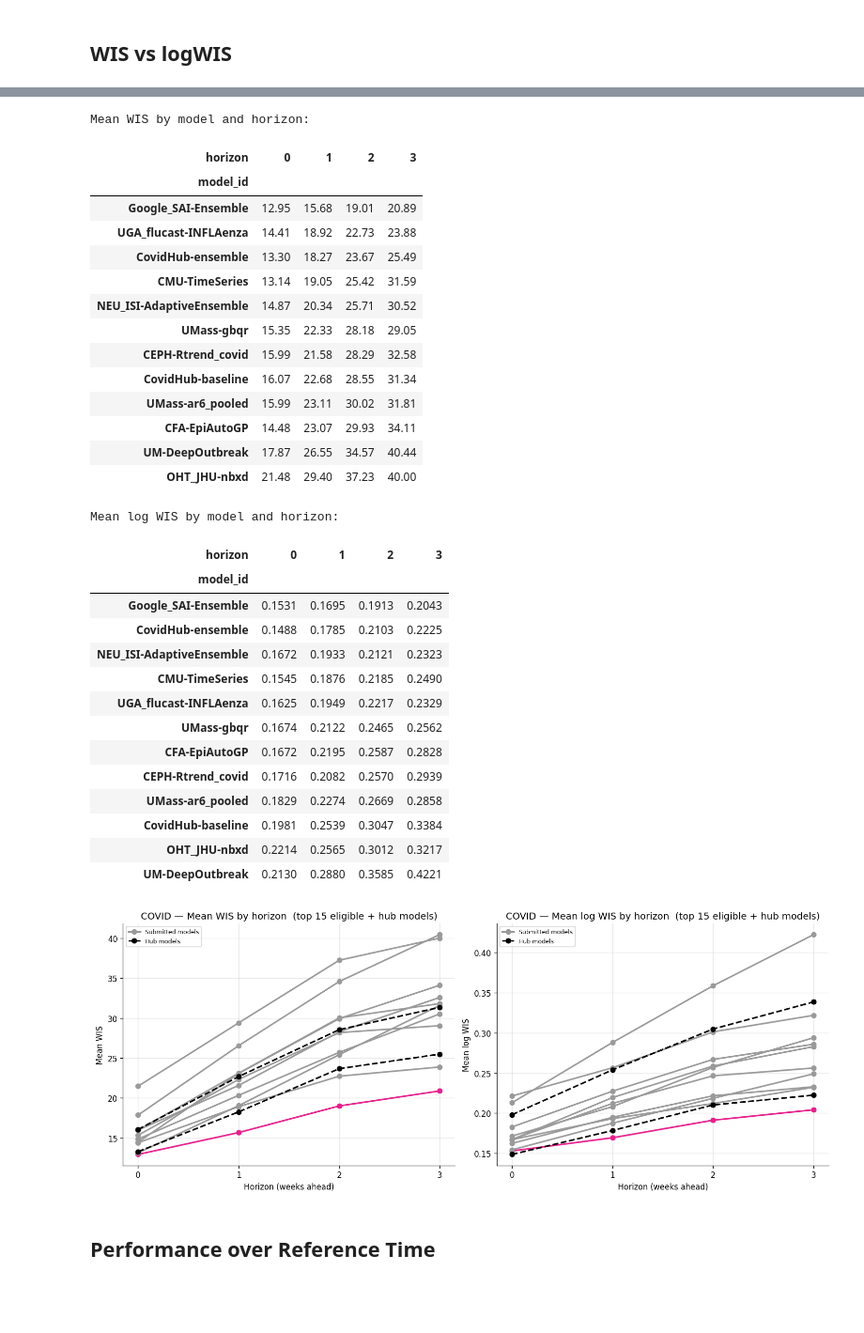
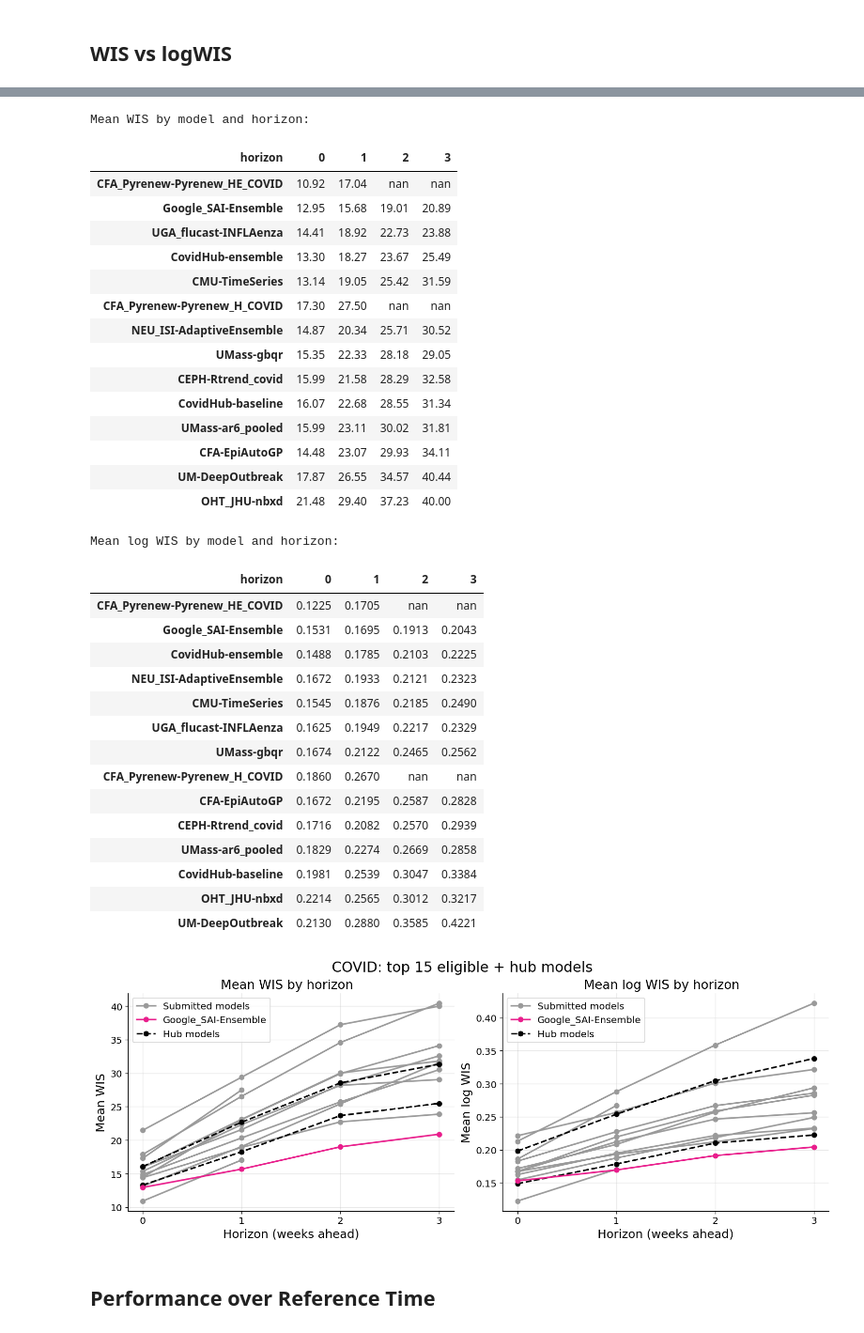
Before and after one commit to sarahmart/epi-hub-analysis, a Jupyter notebook: covid_analysis.ipynb, the cells around one changed output, grey strips where cells are left out. Shown at 94% size. Cells and saved outputs as stored; diff of their text form; code cells hidden in the pictures; blank space fills up the shorter version.

```diff
--- a/covid_analysis.ipynb
+++ b/covid_analysis.ipynb
@@ -6,6 +9,7 @@
 import pandas as pd
 import numpy as np
 import matplotlib.pyplot as plt
+import matplotlib.colors as mcolors
 
 from matplotlib.colors import LinearSegmentedColormap
 
@@ -19,7 +23,14 @@ plt.rcParams.update({
     "axes.spines.right": False,
     "axes.grid": True,
     "grid.alpha": 0.3,
-    "font.size": 14,
+    "font.size": 12,          # base size
+    "axes.titlesize": 16,     # subplot title
+    "axes.labelsize": 15,     # x/y axis labels
+    "xtick.labelsize": 12,    # x tick labels
+    "ytick.labelsize": 12,    # y tick labels
+    "legend.fontsize": 12,    # legend text
+    "legend.title_fontsize": 12,
+    "figure.titlesize": 18,   # suptitle
 })
 # %%
 # Location scope
@@ -457,13 +473,21 @@ display(
+# %%
+# Add the two CFA models to per-horizon analysis
+horizon_models = [
+    "CFA_Pyrenew-Pyrenew_H_COVID",
+    "CFA_Pyrenew-Pyrenew_HE_COVID"
+]
 # %%
-# Mean WIS & log WIS by model × horizon (eligible + hub models)
+# Mean WIS & log WIS by model × horizon (eligible + hub models + horizon-only models)
+elig_hor = scores[scores["model_id"].isin(set(eligible_models) | HUB_MODELS | set(horizon_models))]
+
 by_hor_wis = (
-    elig.groupby(["model_id", "horizon"])["wis"]
+    elig_hor.groupby(["model_id", "horizon"])["wis"]
     .mean()
     .unstack("horizon")
     .round(2)
 )
 by_hor_log = (
-    elig.groupby(["model_id", "horizon"])["log_wis"]
+    elig_hor.groupby(["model_id", "horizon"])["log_wis"]
     .mean()
     .unstack("horizon")
     .round(4)
@@ -472,10 +496,42 @@ by_hor_log = (
 by_hor_wis = by_hor_wis.loc[by_hor_wis.mean(axis=1).sort_values().index]
 by_hor_log = by_hor_log.loc[by_hor_log.mean(axis=1).sort_values().index]
 
+def median_gradient(col, cmap="RdYlGn_r"):
+    """Per-column colour scale where the column median maps to the midpoint (yellow).
+    Text colour adapts to background luminance for readability."""
+    cm = plt.get_cmap(cmap)
+    med = col.median()
+    lo, hi = col.min(), col.max()
+
+    def norm(v):
+        if v <= med:
+            return 0.0 if med == lo else 0.5 * (v - lo) / (med - lo)
+        else:
+            return 1.0 if hi == med else 0.5 + 0.5 * (v - med) / (hi - med)
+
+    def luminance(r, g, b):
+        def f(c): return c / 12.92 if c <= 0.04045 else ((c + 0.055) / 1.055) ** 2.4
+        return 0.2126 * f(r) + 0.7152 * f(g) + 0.0722 * f(b)
+
+    styles = []
+    for v in col:
+        if pd.isna(v):
+            bg = "#D6D6D6"
+            fg = "#000000"
+        else:
+            rgba = cm(norm(v))
+            bg = mcolors.to_hex(rgba)
+            fg = "#000000" if luminance(rgba[0], rgba[1], rgba[2]) > 0.179 else "#f1f1f1"
+        styles.append(f"background-color: {bg}; color: {fg}")
+    return styles
+
 print("Mean WIS by model and horizon:")
+tmp = by_hor_wis.copy()
+tmp.columns = tmp.columns.astype(int)   # make horizon labels integers
+tmp.index.name = None
 display(
-    by_hor_wis.style
-    .background_gradient(cmap="RdYlGn_r", axis=None)
+    tmp.style
+    .apply(median_gradient, axis=0)
     .format("{:.2f}")
     .apply_index(
         lambda s: [f"color: {GOOGLE_PINK}; font-weight: bold" if v == GOOGLE else "" for v in s],
@@ -484,9 +540,12 @@ display(
 )
 
 print("\nMean log WIS by model and horizon:")
+tmp = by_hor_log.copy()
+tmp.columns = tmp.columns.astype(int)
+tmp.index.name = None
 display(
-    by_hor_log.style
-    .background_gradient(cmap="RdYlGn_r", axis=None)
+    tmp.style
+    .apply(median_gradient, axis=0)
     .format("{:.4f}")
     .apply_index(
         lambda s: [f"color: {GOOGLE_PINK}; font-weight: bold" if v == GOOGLE else "" for v in s],
@@ -495,42 +554,41 @@ display(
 )
 
 P.plot_by_horizon(by_hor_wis, by_hor_log, ALL_HORIZONS, MODEL_COLOUR,
-                  hub_models=HUB_MODELS, hub_label=HUB.label)
-
-
-# TODO: add the two CFA models who are only submitting for 2 horizons (they have better access to more data)
+                  hub_models=HUB_MODELS, hub_label=HUB.label, main_model=GOOGLE)
 # %% [output]
 Mean WIS by model and horizon:
 | horizon | 0 | 1 | 2 | 3 |
-| model_id |  |  |  |  |
+| CFA_Pyrenew-Pyrenew_HE_COVID | 10.92 | 17.04 | nan | nan |
 | Google_SAI-Ensemble | 12.95 | 15.68 | 19.01 | 20.89 |
 | UGA_flucast-INFLAenza | 14.41 | 18.92 | 22.73 | 23.88 |
 | CovidHub-ensemble | 13.30 | 18.27 | 23.67 | 25.49 |
 | CMU-TimeSeries | 13.14 | 19.05 | 25.42 | 31.59 |
+| CFA_Pyrenew-Pyrenew_H_COVID | 17.30 | 27.50 | nan | nan |
 | NEU_ISI-AdaptiveEnsemble | 14.87 | 20.34 | 25.71 | 30.52 |
 | UMass-gbqr | 15.35 | 22.33 | 28.18 | 29.05 |
 | CEPH-Rtrend_covid | 15.99 | 21.58 | 28.29 | 32.58 |
 | CovidHub-baseline | 16.07 | 22.68 | 28.55 | 31.34 |
 | UMass-ar6_pooled | 15.99 | 23.11 | 30.02 | 31.81 |
 | CFA-EpiAutoGP | 14.48 | 23.07 | 29.93 | 34.11 |
 | UM-DeepOutbreak | 17.87 | 26.55 | 34.57 | 40.44 |
 | OHT_JHU-nbxd | 21.48 | 29.40 | 37.23 | 40.00 |
 Mean log WIS by model and horizon:
 | horizon | 0 | 1 | 2 | 3 |
-| model_id |  |  |  |  |
+| CFA_Pyrenew-Pyrenew_HE_COVID | 0.1225 | 0.1705 | nan | nan |
 | Google_SAI-Ensemble | 0.1531 | 0.1695 | 0.1913 | 0.2043 |
 | CovidHub-ensemble | 0.1488 | 0.1785 | 0.2103 | 0.2225 |
 | NEU_ISI-AdaptiveEnsemble | 0.1672 | 0.1933 | 0.2121 | 0.2323 |
 | CMU-TimeSeries | 0.1545 | 0.1876 | 0.2185 | 0.2490 |
 | UGA_flucast-INFLAenza | 0.1625 | 0.1949 | 0.2217 | 0.2329 |
 | UMass-gbqr | 0.1674 | 0.2122 | 0.2465 | 0.2562 |
+| CFA_Pyrenew-Pyrenew_H_COVID | 0.1860 | 0.2670 | nan | nan |
 | CFA-EpiAutoGP | 0.1672 | 0.2195 | 0.2587 | 0.2828 |
 | CEPH-Rtrend_covid | 0.1716 | 0.2082 | 0.2570 | 0.2939 |
 | UMass-ar6_pooled | 0.1829 | 0.2274 | 0.2669 | 0.2858 |
 | CovidHub-baseline | 0.1981 | 0.2539 | 0.3047 | 0.3384 |
 | OHT_JHU-nbxd | 0.2214 | 0.2565 | 0.3012 | 0.3217 |
 | UM-DeepOutbreak | 0.2130 | 0.2880 | 0.3585 | 0.4221 |
-[figure, old version]
+[figure, new version]
 # %% [markdown]
 ## Performance over Reference Time
 # %%
```
Also changed, not shown: parts of 7 cells of this notebook, 3 other files.
